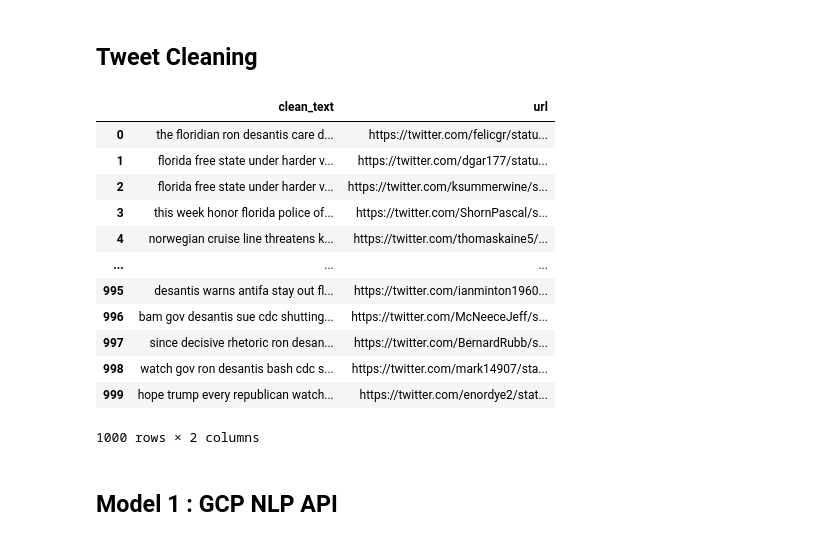
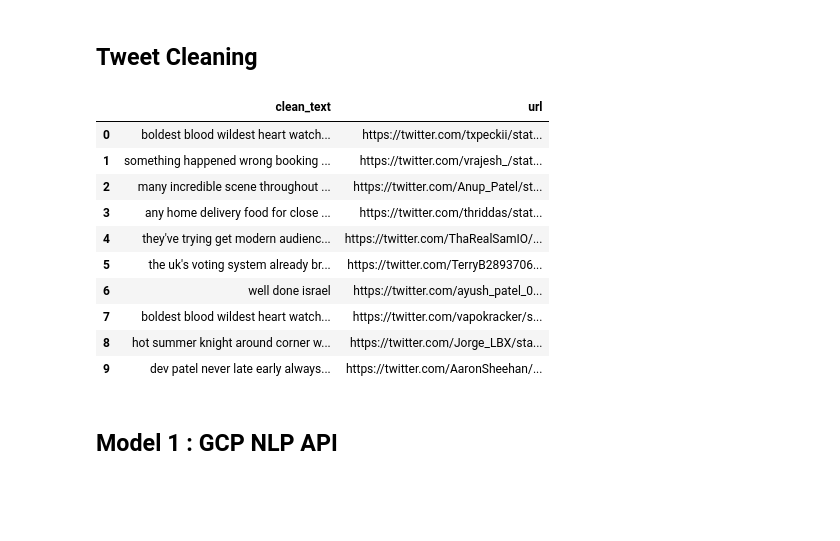
Before and after one commit to samratkorupolu1/Google-Cloud-NLP-API-Sentiment, a Jupyter notebook: Twitter_Sentiment Analysis.ipynb, the cells around one changed output. Drawn from its saved outputs; the diff is of its cells as text; code cells hidden in the pictures; blank space fills up the shorter version.

```diff
--- a/Twitter_Sentiment Analysis.ipynb
+++ b/Twitter_Sentiment Analysis.ipynb
@@ -43,0 +36,4 @@ api = tweepy.API(auth, wait_on_rate_limit=True, wait_on_rate_limit_notify=True)
+# %%
+dynamic = "USA fuel "
+dynamic = dynamic.strip()
+dynamic = dynamic.replace(" ", "+")
@@ -43,0 +44,3 @@ api = tweepy.API(auth, wait_on_rate_limit=True, wait_on_rate_limit_notify=True)
+# %%
+for tweet in tweepy.Cursor(api.search, q=dynamic, lang='en', tweet_mode="extended").items(10):
+    print(tweet.full_text)
@@ -44,9 +63,5 @@ api = tweepy.API(auth, wait_on_rate_limit=True, wait_on_rate_limit_notify=True)
 # %%
-# df = pd.DataFrame(columns=['screen_name', 'name', 'date_time', 'location', 'text'])
-# x = "desantis"
-
-# for tweet in tweepy.Cursor(api.search, q= x, count=1000, result_type="recent",
-#                            include_entities=True, lang="en").items():
-#     df = df.append(pd.Series([tweet.user.screen_name, tweet.user.name, tweet.created_at, tweet.user.location, tweet.text], index=df.columns), ignore_index=True)
-
-# df.shape #query results stored in 'df' dataframe
+df = pd.DataFrame(columns=['screen_name', 'name', 'date_time', 'location', 'text', 'url'])
+for tweet in tweepy.Cursor(api.search, q=dynamic, lang='en', tweet_mode="extended").items(1000):
+    df = df.append(pd.Series([tweet.user.screen_name, tweet.user.name, tweet.created_at, tweet.user.location, tweet.full_text, f"https://twitter.com/{tweet.user.screen_name}/status/{tweet.id}"], index=df.columns), ignore_index=True)
+df.shape
@@ -55,6 +69,0 @@ api = tweepy.API(auth, wait_on_rate_limit=True, wait_on_rate_limit_notify=True)
-# %%
-df = pd.DataFrame(columns=['screen_name', 'name', 'date_time', 'location', 'text', 'url'])
-x = "desantis"
-for tweet in tweepy.Cursor(api.search, q=x, lang='en', tweet_mode="extended").items(1000):
-    df = df.append(pd.Series([tweet.user.screen_name, tweet.user.name, tweet.created_at, tweet.user.location, tweet.full_text, f"https://twitter.com/{tweet.user.screen_name}/status/{tweet.id}"], index=df.columns), ignore_index=True)
-df.shape
@@ -129,21 +113,19 @@ for tweet in tokenized_tweets:
 # %%
 df['clean_text'] = clean_text
 # %%
-df[['clean_text','url']]
+df[['clean_text','url']].head(10)
 # %% [output]
 |  | clean_text | url |
-| 0 | the floridian ron desantis care d... | https://twitter.com/felicgr/statu... |
-| 1 | florida free state under harder v... | https://twitter.com/dgar177/statu... |
-| 2 | florida free state under harder v... | https://twitter.com/ksummerwine/s... |
-| 3 | this week honor florida police of... | https://twitter.com/ShornPascal/s... |
-| 4 | norwegian cruise line threatens k... | https://twitter.com/thomaskaine5/... |
-| ... | ... | ... |
-| 995 | desantis warns antifa stay out fl... | https://twitter.com/ianminton1960... |
-| 996 | bam gov desantis sue cdc shutting... | https://twitter.com/McNeeceJeff/s... |
-| 997 | since decisive rhetoric ron desan... | https://twitter.com/BernardRubb/s... |
-| 998 | watch gov ron desantis bash cdc s... | https://twitter.com/mark14907/sta... |
-| 999 | hope trump every republican watch... | https://twitter.com/enordye2/stat... |
+| 0 | boldest blood wildest heart watch... | https://twitter.com/txpeckii/stat... |
+| 1 | something happened wrong booking ... | https://twitter.com/vrajesh_/stat... |
+| 2 | many incredible scene throughout ... | https://twitter.com/Anup_Patel/st... |
+| 3 | any home delivery food for close ... | https://twitter.com/thriddas/stat... |
+| 4 | they've trying get modern audienc... | https://twitter.com/ThaRealSamIO/... |
+| 5 | the uk's voting system already br... | https://twitter.com/TerryB2893706... |
+| 6 | well done israel | https://twitter.com/ayush_patel_0... |
+| 7 | boldest blood wildest heart watch... | https://twitter.com/vapokracker/s... |
+| 8 | hot summer knight around corner w... | https://twitter.com/Jorge_LBX/sta... |
+| 9 | dev patel never late early always... | https://twitter.com/AaronSheehan/... |
-1000 rows × 2 columns
 # %% [markdown]
 ## Model 1 : GCP NLP API
 # %%
```
Also changed, not shown: parts of 16 cells of this notebook.
